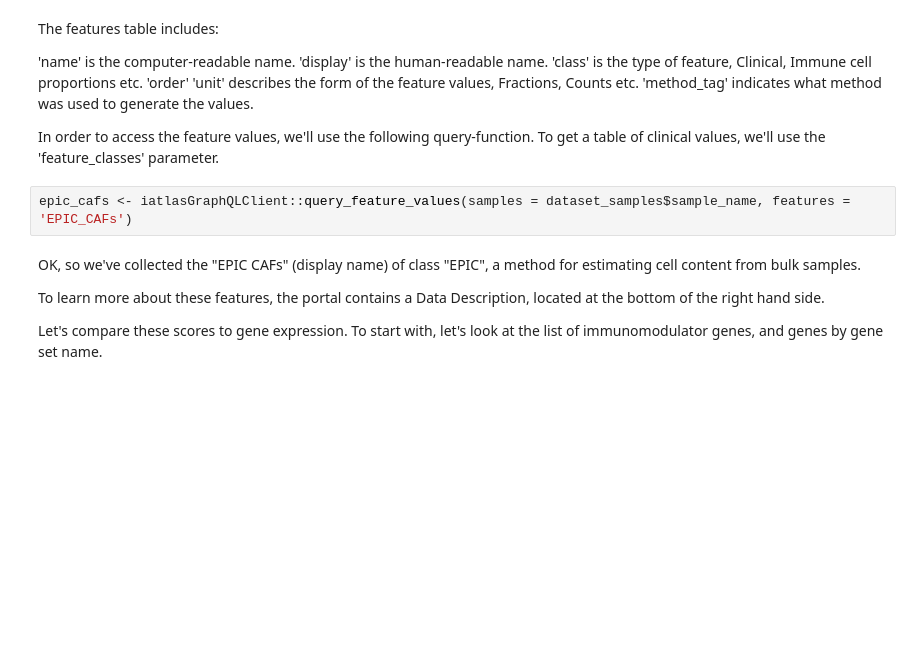
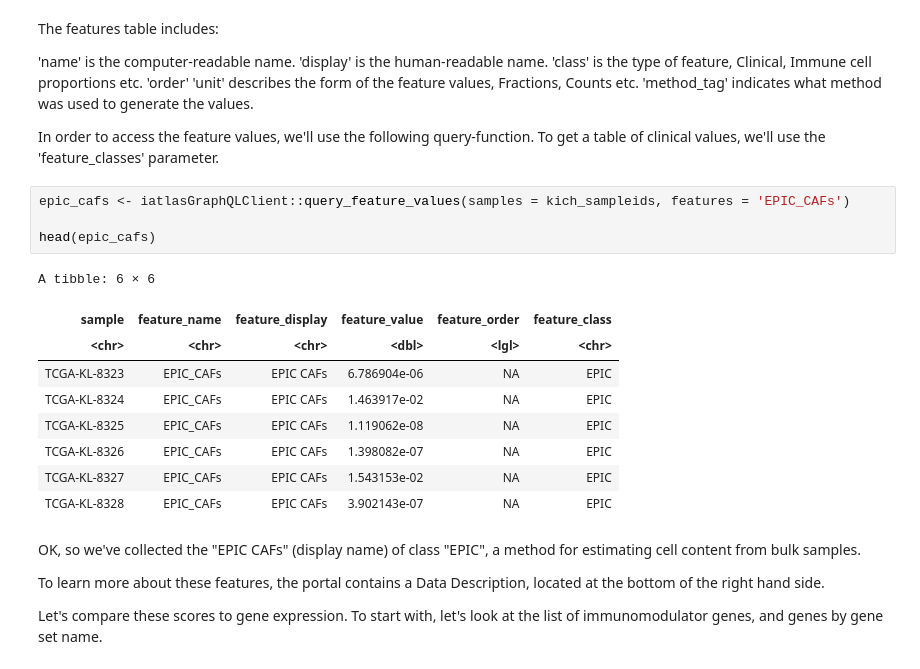
Before and after one commit to CRI-iAtlas/iatlas-notebooks, a Jupyter notebook: querying_TCGA_features_and_expression.ipynb, the cells around one changed output. Drawn from its saved outputs; the diff is of its cells as text; blank space fills up the shorter version.

```diff
--- a/querying_TCGA_features_and_expression.ipynb
+++ b/querying_TCGA_features_and_expression.ipynb
@@ -72,7 +143,19 @@ The features table includes:
 In order to access the feature values, we'll use the following query-function.
 To get a table of clinical values, we'll use the 'feature_classes' parameter.
 # %%
-epic_cafs <- iatlasGraphQLClient::query_feature_values(samples = dataset_samples$sample_name, features = 'EPIC_CAFs')
+epic_cafs <- iatlasGraphQLClient::query_feature_values(samples = kich_sampleids, features = 'EPIC_CAFs')
+
+head(epic_cafs)
+# %% [output]
+A tibble: 6 × 6
+| sample | feature_name | feature_display | feature_value | feature_order | feature_class |
+| <chr> | <chr> | <chr> | <dbl> | <lgl> | <chr> |
+| TCGA-KL-8323 | EPIC_CAFs | EPIC CAFs | 6.786904e-06 | NA | EPIC |
+| TCGA-KL-8324 | EPIC_CAFs | EPIC CAFs | 1.463917e-02 | NA | EPIC |
+| TCGA-KL-8325 | EPIC_CAFs | EPIC CAFs | 1.119062e-08 | NA | EPIC |
+| TCGA-KL-8326 | EPIC_CAFs | EPIC CAFs | 1.398082e-07 | NA | EPIC |
+| TCGA-KL-8327 | EPIC_CAFs | EPIC CAFs | 1.543153e-02 | NA | EPIC |
+| TCGA-KL-8328 | EPIC_CAFs | EPIC CAFs | 3.902143e-07 | NA | EPIC |
 # %% [markdown]
 OK, so we've collected the "EPIC CAFs" (display name) of class "EPIC", a method
 for estimating cell content from bulk samples.
```
Also changed, not shown: parts of 16 cells of this notebook.
